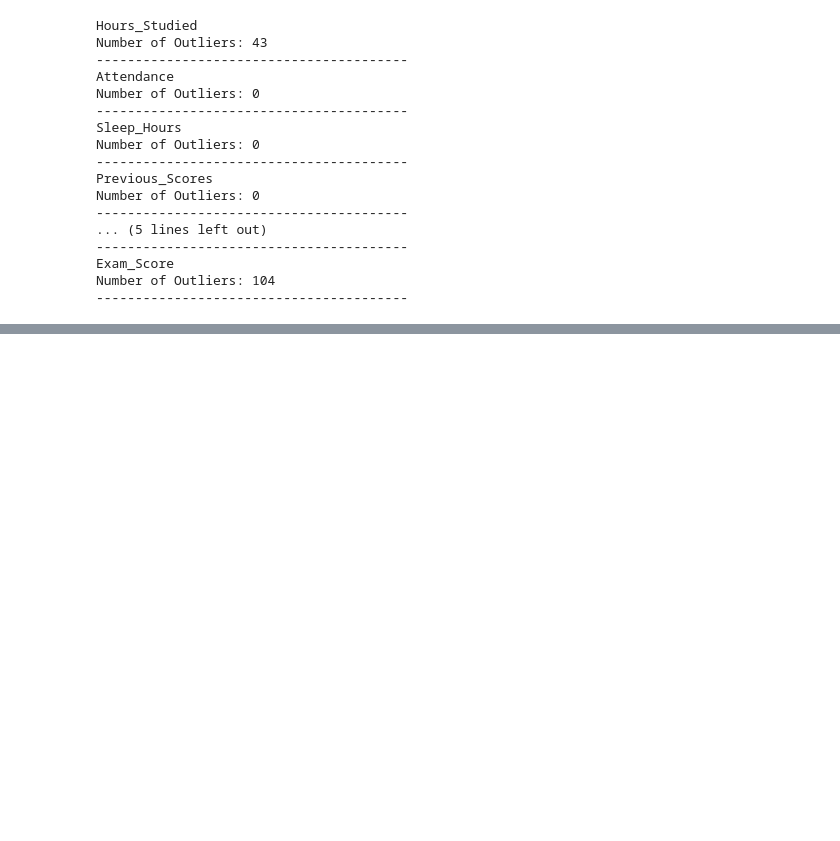
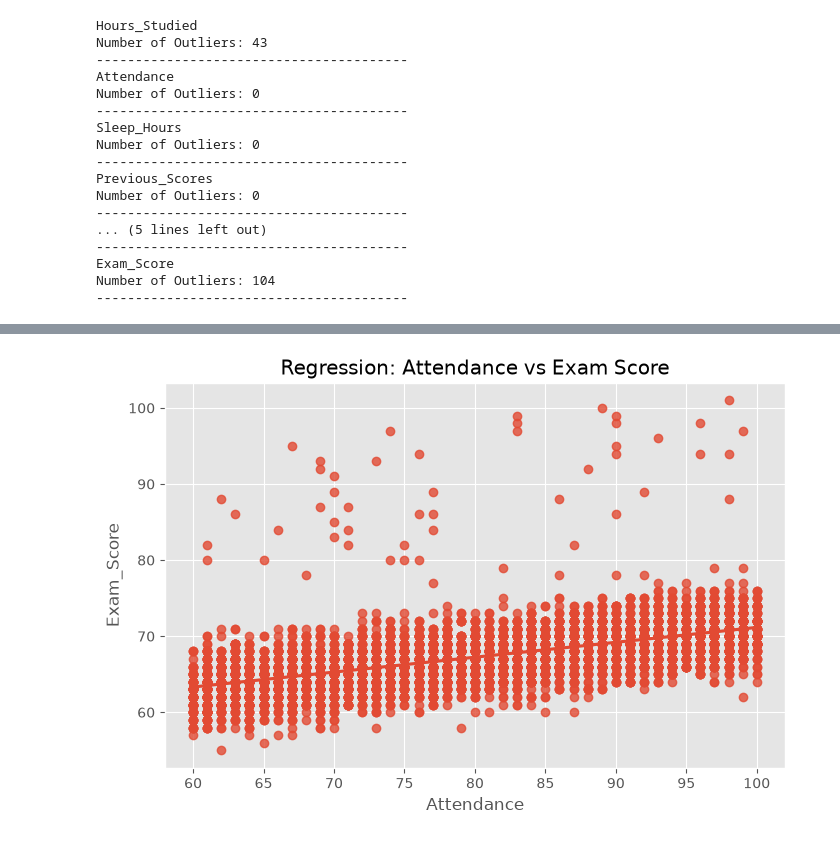
Before and after one commit to Janusha-Weerasinghe/student-performance-prediction, a Jupyter notebook: notebooks/01_eda.ipynb, the cells around one changed output, grey strips where cells are left out. Saved outputs shown, nothing was run; the diff lists cells and outputs as text; code cells hidden in the pictures; blank space fills up the shorter version.

```diff
--- a/notebooks/01_eda.ipynb
+++ b/notebooks/01_eda.ipynb
@@ -1025,0 +1116,16 @@ for column in numerical_columns:
+# %%
+# Regression:
+
+plt.figure(figsize=(8,5))
+
+sns.regplot(
+    data=df,
+    x="Attendance",
+    y="Exam_Score"
+)
+
+plt.title("Regression: Attendance vs Exam Score")
+
+plt.show()
+# %% [output]
+[figure, added]
```
Also changed, not shown: parts of 7 cells of this notebook, 7 other files.
